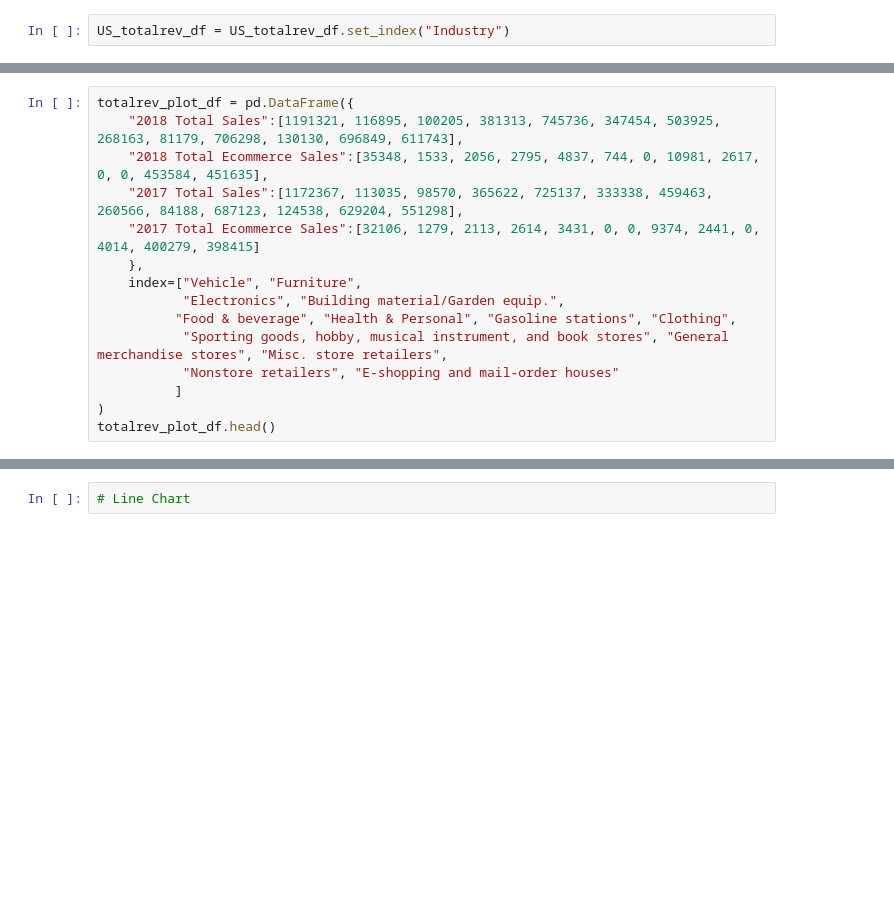
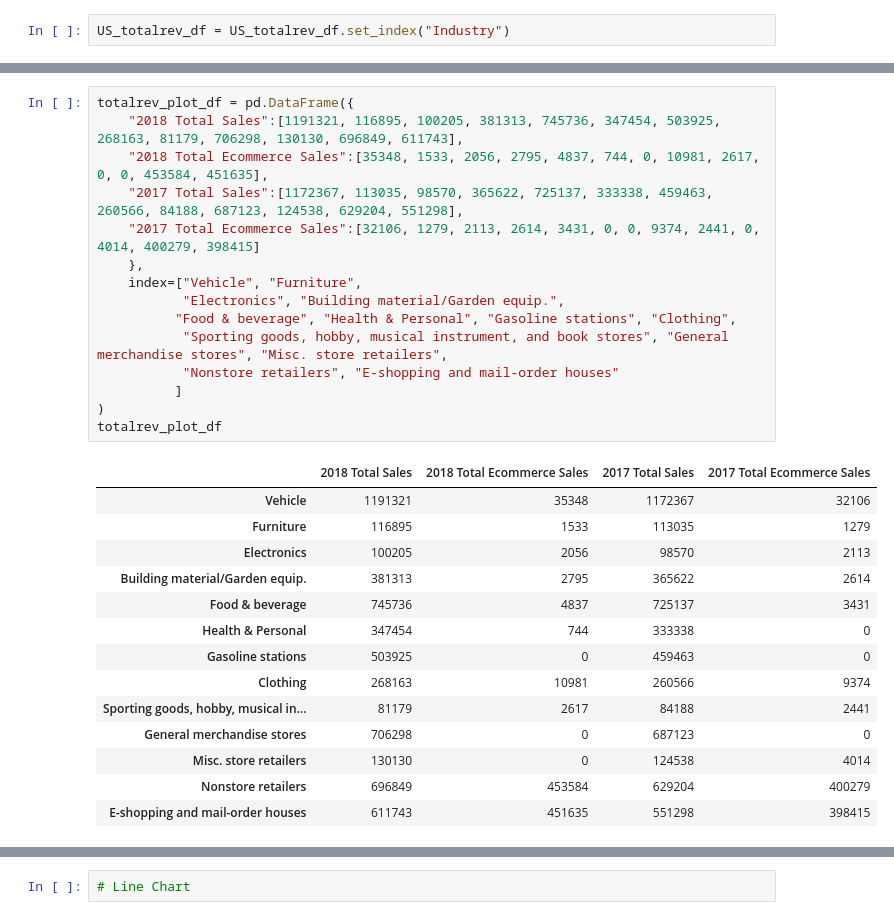
Before and after one commit to Mquinton28/ecommerce_project, a Jupyter notebook: Historical & Overall Data.ipynb, the cells around one changed output, grey strips where cells are left out. Drawn from its saved outputs; the diff is of its cells as text; blank space fills up the shorter version.

```diff
--- a/Historical & Overall Data.ipynb
+++ b/Historical & Overall Data.ipynb
@@ -291,15 +391,30 @@ total_plot_df
 # %%
 totalrev_plot_df = pd.DataFrame({
     "2018 Total Sales":[1191321, 116895, 100205, 381313, 745736, 347454, 503925, 268163, 81179, 706298, 130130, 696849, 611743],
     "2018 Total Ecommerce Sales":[35348, 1533, 2056, 2795, 4837, 744, 0, 10981, 2617, 0, 0, 453584, 451635],
     "2017 Total Sales":[1172367, 113035, 98570, 365622, 725137, 333338, 459463, 260566, 84188, 687123, 124538, 629204, 551298],
     "2017 Total Ecommerce Sales":[32106, 1279, 2113, 2614, 3431, 0, 0, 9374, 2441, 0, 4014, 400279, 398415]
     },
     index=["Vehicle", "Furniture",
            "Electronics", "Building material/Garden equip.",
           "Food & beverage", "Health & Personal", "Gasoline stations", "Clothing",
            "Sporting goods, hobby, musical instrument, and book stores", "General merchandise stores", "Misc. store retailers",
            "Nonstore retailers", "E-shopping and mail-order houses"
           ]
 )
-totalrev_plot_df.head()
+totalrev_plot_df
+# %% [output]
+|  | 2018 Total Sales | 2018 Total Ecommerce Sales | 2017 Total Sales | 2017 Total Ecommerce Sales |
+| Vehicle | 1191321 | 35348 | 1172367 | 32106 |
+| Furniture | 116895 | 1533 | 113035 | 1279 |
+| Electronics | 100205 | 2056 | 98570 | 2113 |
+| Building material/Garden equip. | 381313 | 2795 | 365622 | 2614 |
+| Food & beverage | 745736 | 4837 | 725137 | 3431 |
+| Health & Personal | 347454 | 744 | 333338 | 0 |
+| Gasoline stations | 503925 | 0 | 459463 | 0 |
+| Clothing | 268163 | 10981 | 260566 | 9374 |
+| Sporting goods, hobby, musical in... | 81179 | 2617 | 84188 | 2441 |
+| General merchandise stores | 706298 | 0 | 687123 | 0 |
+| Misc. store retailers | 130130 | 0 | 124538 | 4014 |
+| Nonstore retailers | 696849 | 453584 | 629204 | 400279 |
+| E-shopping and mail-order houses | 611743 | 451635 | 551298 | 398415 |
```
Also changed, not shown: parts of 27 cells of this notebook, 8 other files.
